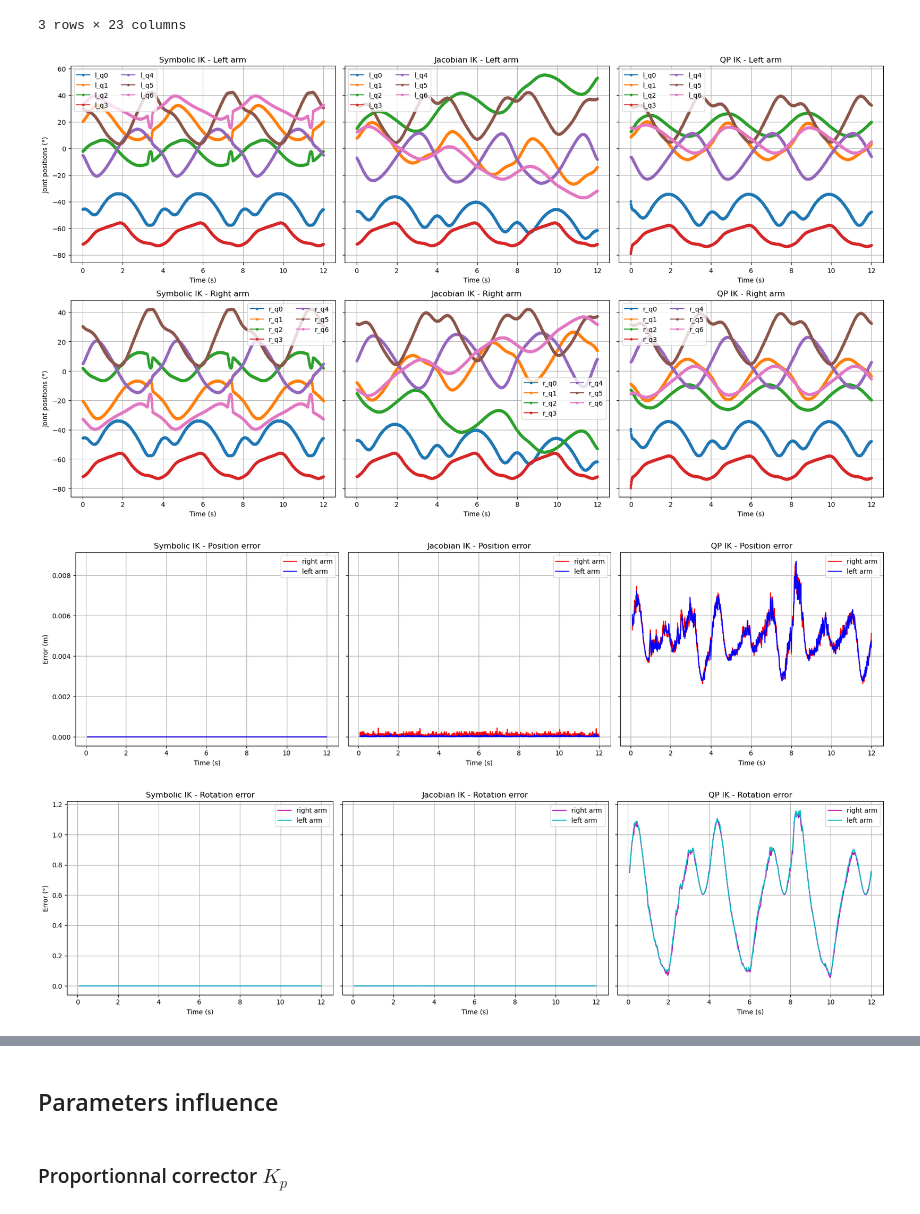
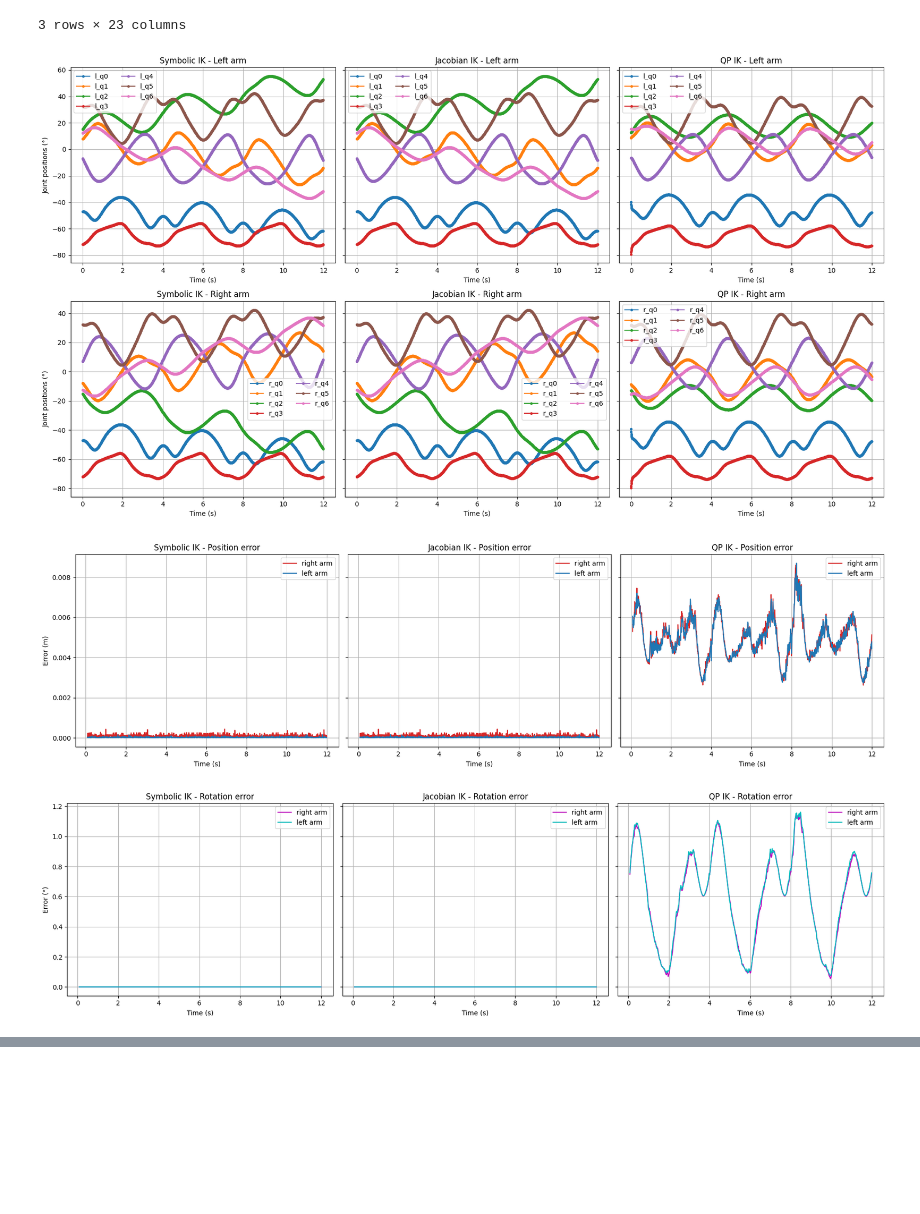
Before and after one commit to pollen-robotics/reachy2_qpik, a Jupyter notebook: src/example/metrics_eval.ipynb, the cells around one changed output, grey strips where cells are left out. Drawn from its saved outputs; the diff is of its cells as text; code cells hidden in the pictures; blank space fills up the shorter version.

```diff
--- a/src/example/metrics_eval.ipynb
+++ b/src/example/metrics_eval.ipynb
@@ -47,3 +47,11 @@ Data columns (total 19 columns):
  18  r_real_pose  1440 non-null   object
 dtypes: float64(15), object(4)
 memory usage: 213.9+ KB
+# %%
+df_sym = pd.read_csv(filepath_num, sep=",", header=0).copy()
+df_num = pd.read_csv(filepath_num, sep=",", header=0).copy()
+df_qp = pd.read_csv(filepath_qp, sep=",", header=0).copy()
+
+display(df_sym.head(3))
+df_sym.info()
+df_num.info()
@@ -50,7 +80,10 @@ memory usage: 213.9+ KB
 # %%
-def parse_pose_matrix(matrix_str):
+def parse_pose_matrix(matrix):
     """Convert a string of a matrix into a NumPy array."""
-    return np.array(ast.literal_eval(matrix_str))
+    if isinstance(matrix, str):
+        return np.array(ast.literal_eval(matrix))
+    else:
+        return np.array(matrix)
 # %%
 l_pos_errs = []
 l_rot_errs = []
@@ -186,8 +219,8 @@ plt.show()
 
 fig, axes = plt.subplots(1, 3, figsize=(18, 5), sharey=True)
 for idx, (df, title) in enumerate(dfs):
-    axes[idx].plot(df["time"][time_slice], df["r_pos_err"][time_slice], label="right arm", color="red")
-    axes[idx].plot(df["time"][time_slice], df["l_pos_err"][time_slice], label="left arm", color="blue")
+    axes[idx].plot(df["time"][time_slice], df["r_pos_err"][time_slice], label="right arm", color="tab:red")
+    axes[idx].plot(df["time"][time_slice], df["l_pos_err"][time_slice], label="left arm", color="tab:blue")
     axes[idx].set_title(f"{title} - Position error")
     axes[idx].set_xlabel("Time (s)")
     if idx == 0:
@@ -198,33 +231,33 @@ fig.tight_layout()
 plt.show()
 
 fig, axes = plt.subplots(1, 3, figsize=(18, 5), sharey=True)
 for idx, (df, title) in enumerate(dfs):
     axes[idx].plot(df["time"][time_slice], np.rad2deg(df["r_rot_err"][time_slice]), label="right arm", color="m")
     axes[idx].plot(df["time"][time_slice], np.rad2deg(df["l_rot_err"][time_slice]), label="left arm", color="c")
     axes[idx].set_title(f"{title} - Rotation error")
     axes[idx].set_xlabel("Time (s)")
     if idx == 0:
         axes[idx].set_ylabel("Error (°)")
     axes[idx].legend()
     axes[idx].grid(True)
 fig.tight_layout()
 plt.show()
 
 fig, axes = plt.subplots(1, 3, figsize=(18, 5), sharey=True)
 for idx, (df, title) in enumerate(dfs):
     comb_l = np.sqrt(df["l_pos_err"] ** 2 + (lambda_theta * df["l_rot_err"] ** 2))
     comb_r = np.sqrt(df["r_pos_err"] ** 2 + (lambda_theta * df["r_rot_err"] ** 2))
     axes[idx].plot(df["time"][time_slice], comb_r[time_slice], label="right arm", color="orange")
     axes[idx].plot(df["time"][time_slice], comb_l[time_slice], label="left arm", color="mediumorchid")
     axes[idx].set_title(f"{title} - Combined error")
     axes[idx].set_xlabel("Time (s)")
     if idx == 0:
         axes[idx].set_ylabel("Weighted error")
     axes[idx].legend()
     axes[idx].grid(True)
 fig.tight_layout()
 plt.show()
 # %% [output]
-[figure, old version]
+[figure, new version]
-[figure, old version]
+[figure, new version]
 [figure]
@@ -232,4 +264,0 @@ plt.show()
-# %% [markdown]
-## Parameters influence
-# %% [markdown]
-### Proportionnal corrector $K_p$
```
Also changed, not shown: parts of 17 cells of this notebook, 10 other files.
